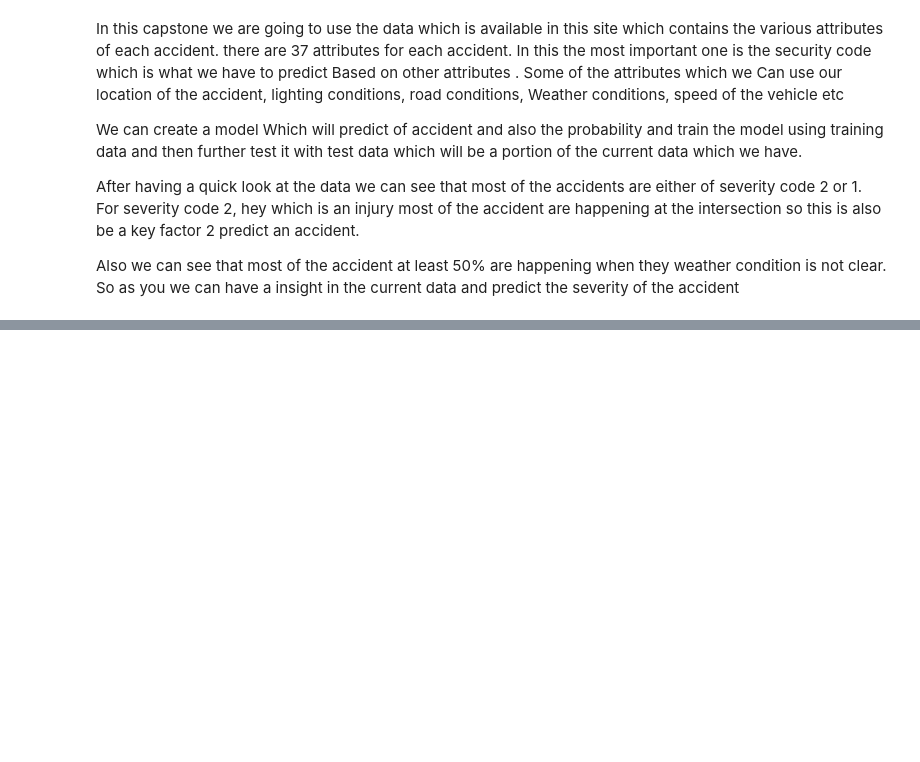
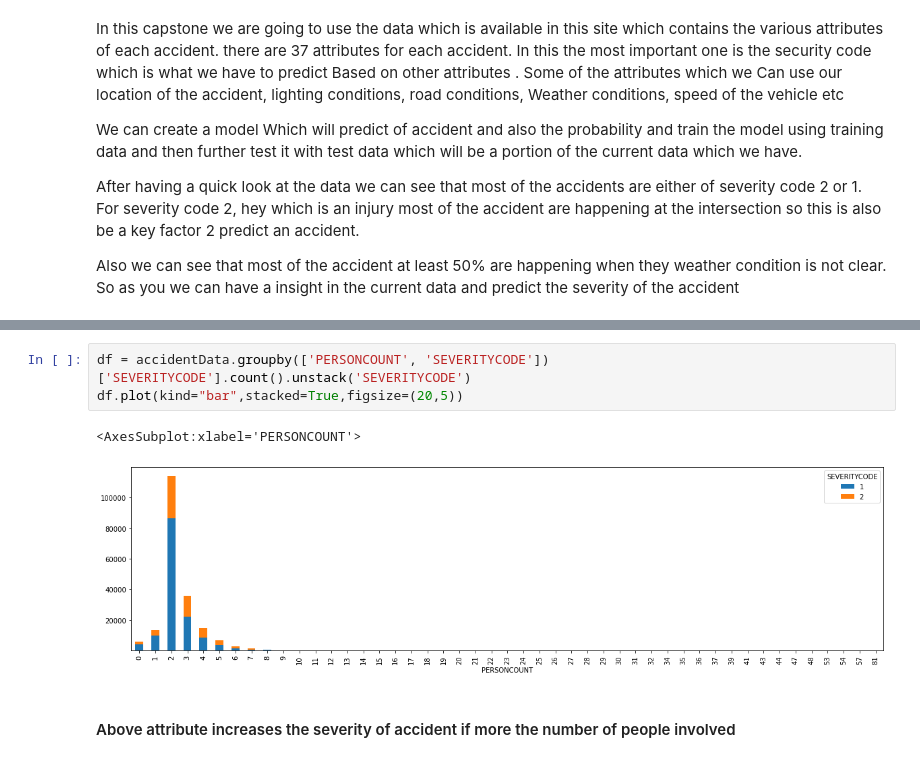
Before and after one commit to bikaskar/Coursera_Capstone, a Jupyter notebook: AccidentAnalysis/Project_AccidentAnalysis.ipynb, the cells around one changed output, grey strips where cells are left out. Drawn from its saved outputs; the diff is of its cells as text; blank space fills up the shorter version.

```diff
--- a/AccidentAnalysis/Project_AccidentAnalysis.ipynb
+++ b/AccidentAnalysis/Project_AccidentAnalysis.ipynb
@@ -16,0 +182,8 @@ Also we can see that most of the accident at least 50% are happening when they w
+# %%
+df = accidentData.groupby(['PERSONCOUNT', 'SEVERITYCODE'])['SEVERITYCODE'].count().unstack('SEVERITYCODE')
+df.plot(kind="bar",stacked=True,figsize=(20,5))
+# %% [output]
+<AxesSubplot:xlabel='PERSONCOUNT'>
+[figure, added]
+# %% [markdown]
+#### Above attribute increases the severity of accident if more the number of people involved
```
Also changed, not shown: parts of 88 cells of this notebook.
